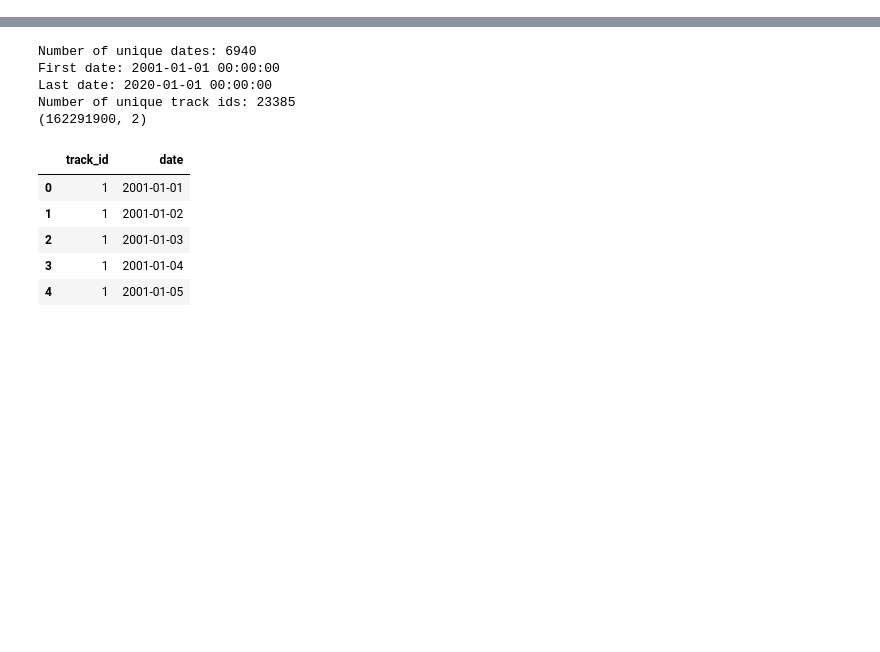
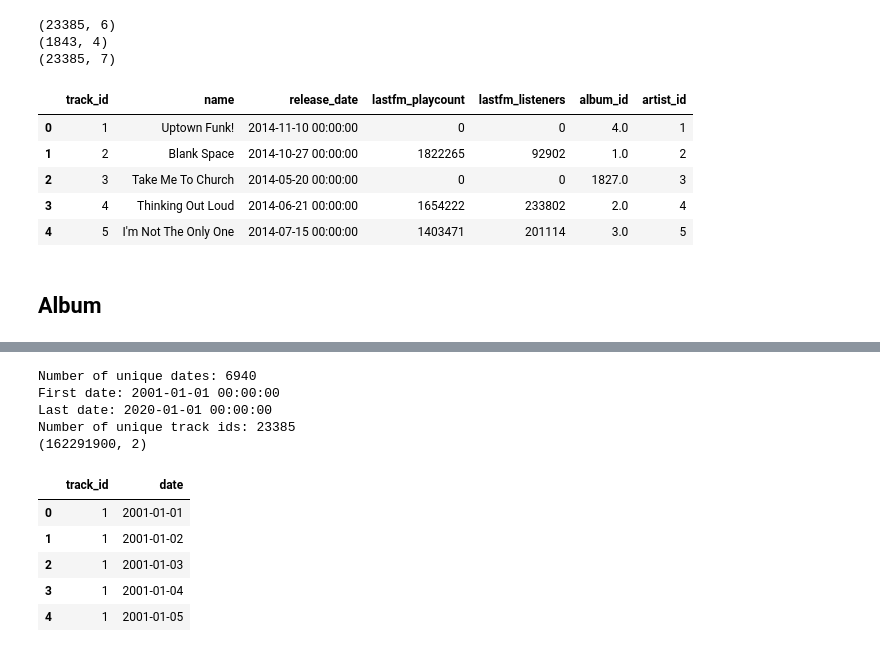
Before and after one commit to m21ark/s_music, a Jupyter notebook: data_clean.ipynb, the cells around one changed output, grey strips where cells are left out. Drawn from its saved outputs; the diff is of its cells as text; code cells hidden in the pictures; blank space fills up the shorter version.

```diff
--- a/data_clean.ipynb
+++ b/data_clean.ipynb
@@ -110,0 +33,12 @@ df_album.head(30)
+# %%
+print(df_track.shape)
+print(df_album_track.shape)
+
+# Add information about the album to the track
+df_track = pd.merge(df_track, df_album_track, on='track_id', how='left')
+
+df_track = df_track.drop(columns=['position']) # Useless to know the position of the track in the album
+
+print(df_track.shape)
+
+df_track.head()
@@ -110,0 +55,23 @@ df_album.head(30)
+# %%
+print(df_track.shape)
+print(df_album.shape)
+
+# add to track the column artist_id
+df_track = pd.merge(df_track, df_artist_track, on='track_id', how='left')
+
+# replace "title" by "name"
+df_track = df_track.rename(columns={'title': 'name'})
+
+print(df_track.shape)
+
+df_track.head()
+# %% [output]
+(23385, 6)
+(1843, 4)
+(23385, 7)
+|  | track_id | name | release_date | lastfm_playcount | lastfm_listeners | album_id | artist_id |
+| 0 | 1 | Uptown Funk! | 2014-11-10 00:00:00 | 0 | 0 | 4.0 | 1 |
+| 1 | 2 | Blank Space | 2014-10-27 00:00:00 | 1822265 | 92902 | 1.0 | 2 |
+| 2 | 3 | Take Me To Church | 2014-05-20 00:00:00 | 0 | 0 | 1827.0 | 3 |
+| 3 | 4 | Thinking Out Loud | 2014-06-21 00:00:00 | 1654222 | 233802 | 2.0 | 4 |
+| 4 | 5 | I'm Not The Only One | 2014-07-15 00:00:00 | 1403471 | 201114 | 3.0 | 5 |
@@ -110,0 +81,2 @@ df_album.head(30)
+# %% [markdown]
+## Album
```
Also changed, not shown: parts of 31 cells of this notebook, 2 other files.
